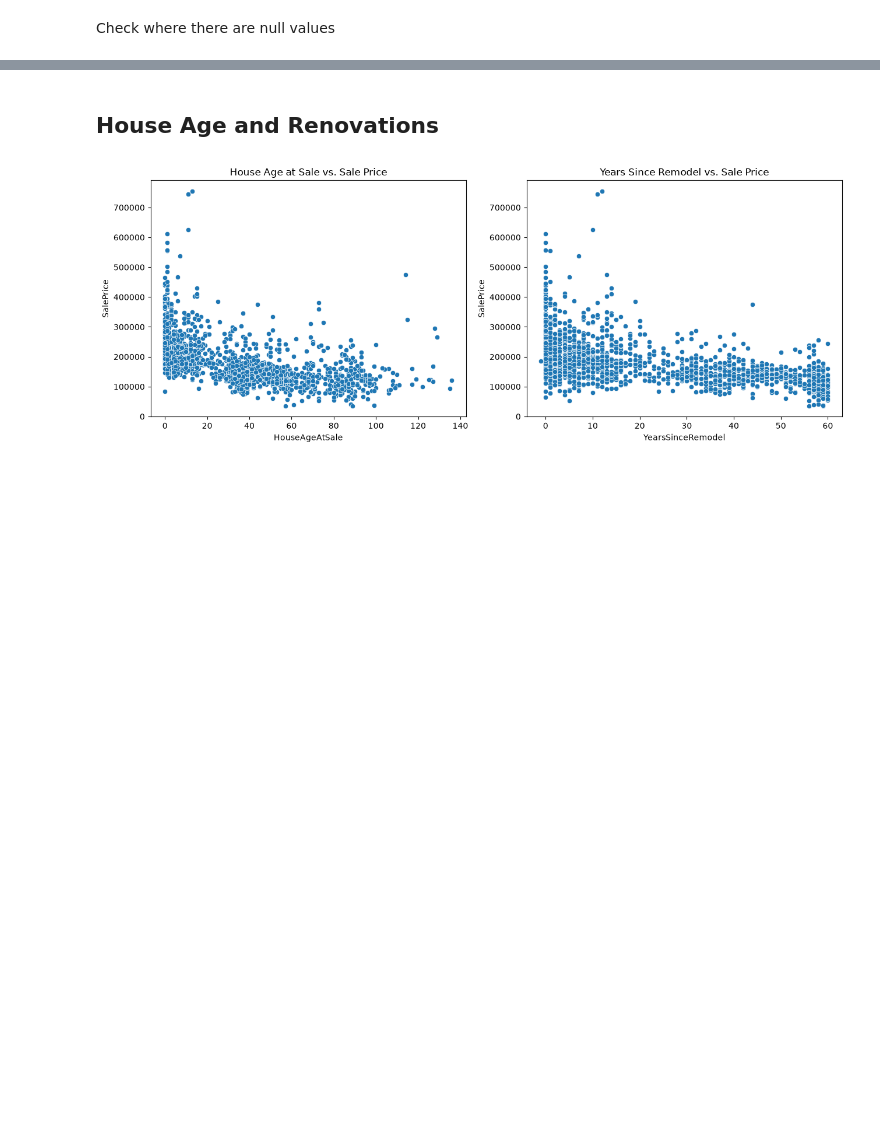
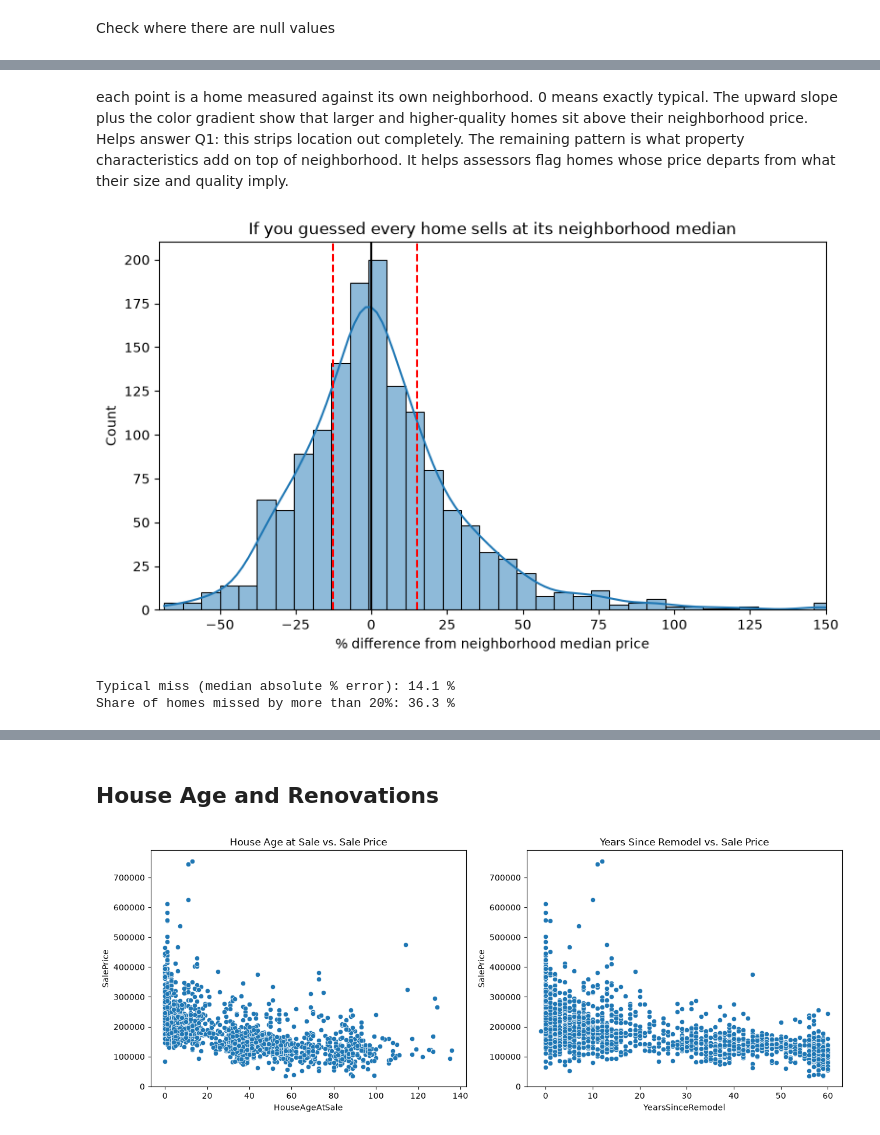
Before and after one commit to Kbeaty26/DS701-Midterm-Project, a Jupyter notebook: scripts/eda.ipynb, the cells around one changed output, grey strips where cells are left out. Cells and saved outputs as stored; diff of their text form; code cells hidden in the pictures; blank space fills up the shorter version.

```diff
--- a/scripts/eda.ipynb
+++ b/scripts/eda.ipynb
@@ -158,0 +139,21 @@ plt.show()
+# %% [markdown]
+each point is a home measured against its own neighborhood. 0 means exactly typical. The upward slope plus the color gradient show that larger and higher-quality homes sit above their neighborhood price.
+Helps answer Q1: this strips location out completely. The remaining pattern is what property characteristics add on top of neighborhood. It helps assessors flag homes whose price departs from what their size and quality imply.
+# %%
+nb_med = df.groupby('Neighborhood')['SalePrice'].transform('median')
+df['NbPctErr'] = (df['SalePrice'] - nb_med) / nb_med * 100   # % above/below neighborhood median
+
+plt.figure(figsize=(9,5))
+sns.histplot(df['NbPctErr'], bins=60, kde=True)
+plt.axvline(0, color='k')
+for p in [25, 75]:
+    plt.axvline(df['NbPctErr'].quantile(p/100), color='red', ls='--')
+plt.xlabel('% difference from neighborhood median price'); plt.xlim(-70, 150)
+plt.title('If you guessed every home sells at its neighborhood median')
+plt.show()
+print('Typical miss (median absolute % error):', round(df['NbPctErr'].abs().median(), 1), '%')
+print('Share of homes missed by more than 20%:', round((df['NbPctErr'].abs() > 20).mean()*100, 1), '%')
+# %% [output]
+[figure, added]
+Typical miss (median absolute % error): 14.1 %
+Share of homes missed by more than 20%: 36.3 %
```
Also changed, not shown: parts of 46 cells of this notebook, 3 other files.
